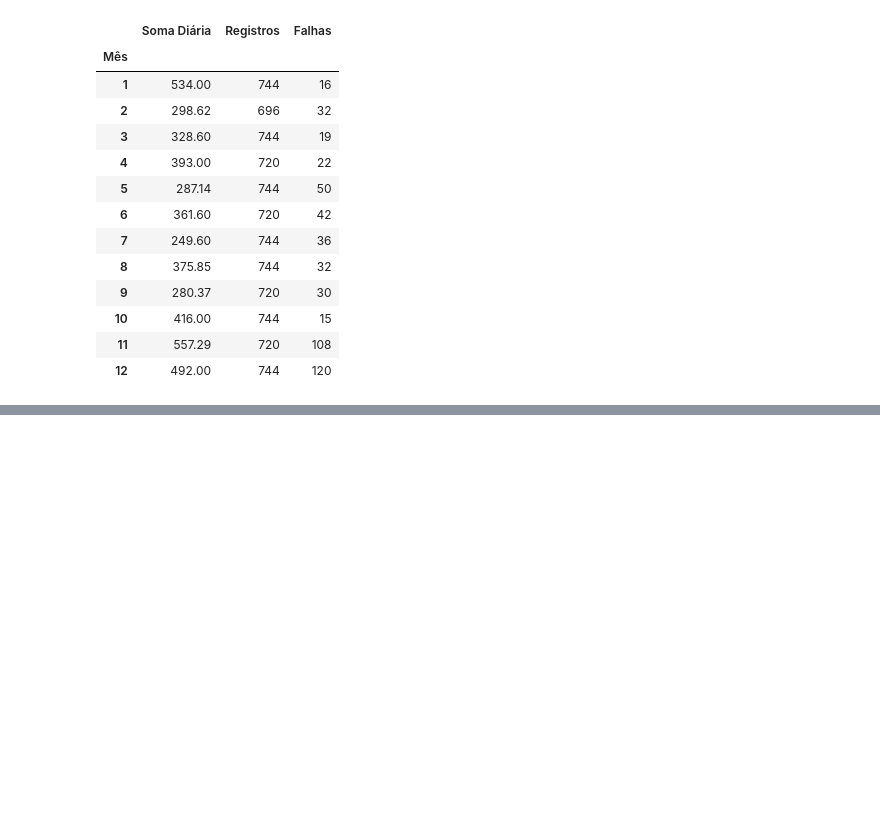
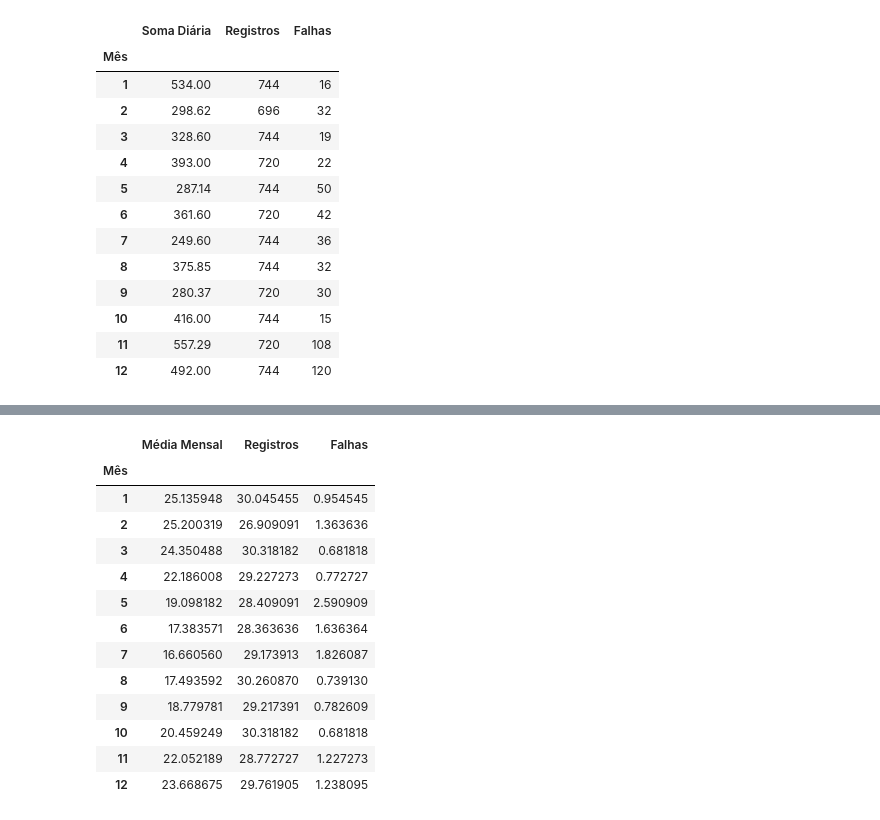
Before and after one commit to vitoria20241/LAUTEC, a Jupyter notebook: Notebooks/Normal_climatologica.ipynb, the cells around one changed output, grey strips where cells are left out. Saved outputs shown, nothing was run; the diff lists cells and outputs as text; code cells hidden in the pictures; blank space fills up the shorter version.

```diff
--- a/Notebooks/Normal_climatologica.ipynb
+++ b/Notebooks/Normal_climatologica.ipynb
@@ -110,0 +204,17 @@ prec_max
+# %%
+temp_med
+# %% [output]
+|  | Média Mensal | Registros | Falhas |
+| Mês |  |  |  |
+| 1 | 25.135948 | 30.045455 | 0.954545 |
+| 2 | 25.200319 | 26.909091 | 1.363636 |
+| 3 | 24.350488 | 30.318182 | 0.681818 |
+| 4 | 22.186008 | 29.227273 | 0.772727 |
+| 5 | 19.098182 | 28.409091 | 2.590909 |
+| 6 | 17.383571 | 28.363636 | 1.636364 |
+| 7 | 16.660560 | 29.173913 | 1.826087 |
+| 8 | 17.493592 | 30.260870 | 0.739130 |
+| 9 | 18.779781 | 29.217391 | 0.782609 |
+| 10 | 20.459249 | 30.318182 | 0.681818 |
+| 11 | 22.052189 | 28.772727 | 1.227273 |
+| 12 | 23.668675 | 29.761905 | 1.238095 |
```
Also changed, not shown: parts of 12 cells of this notebook.
